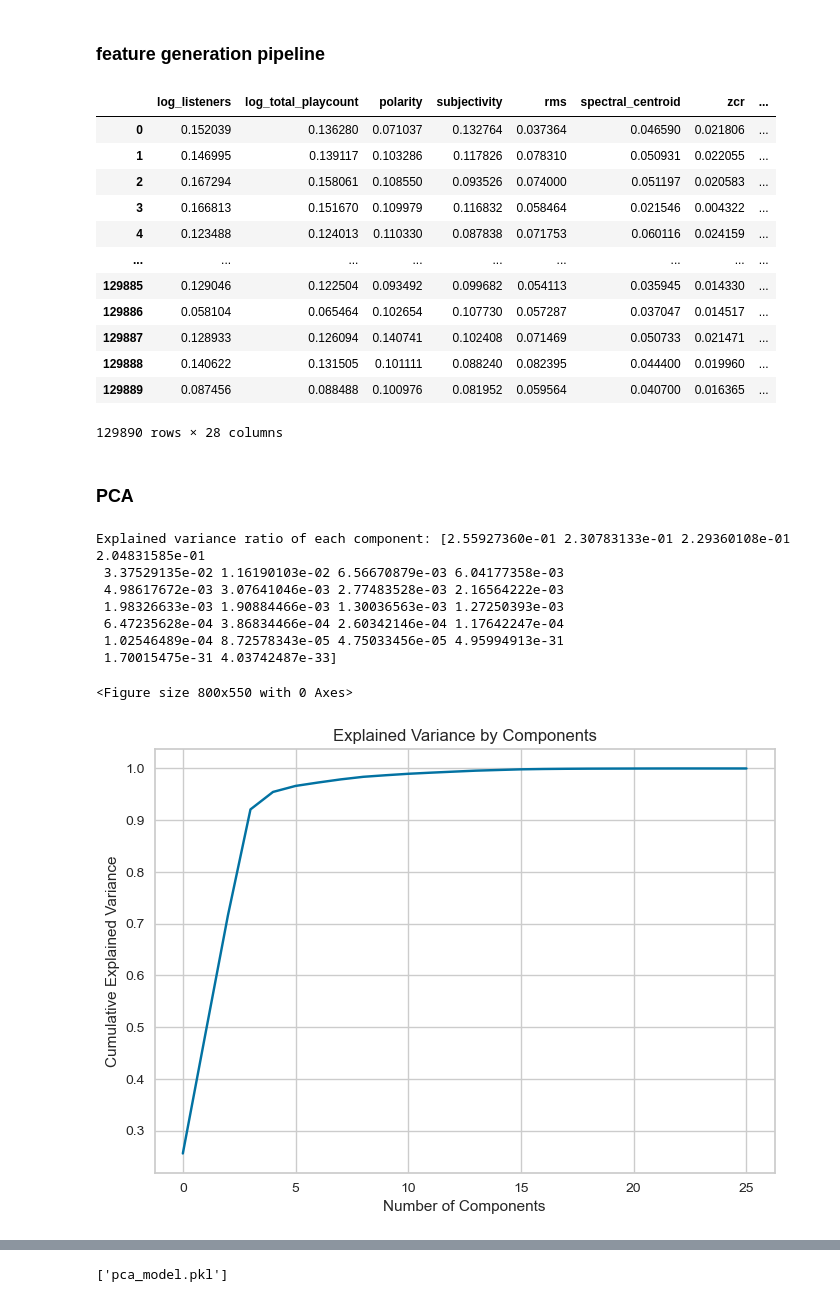
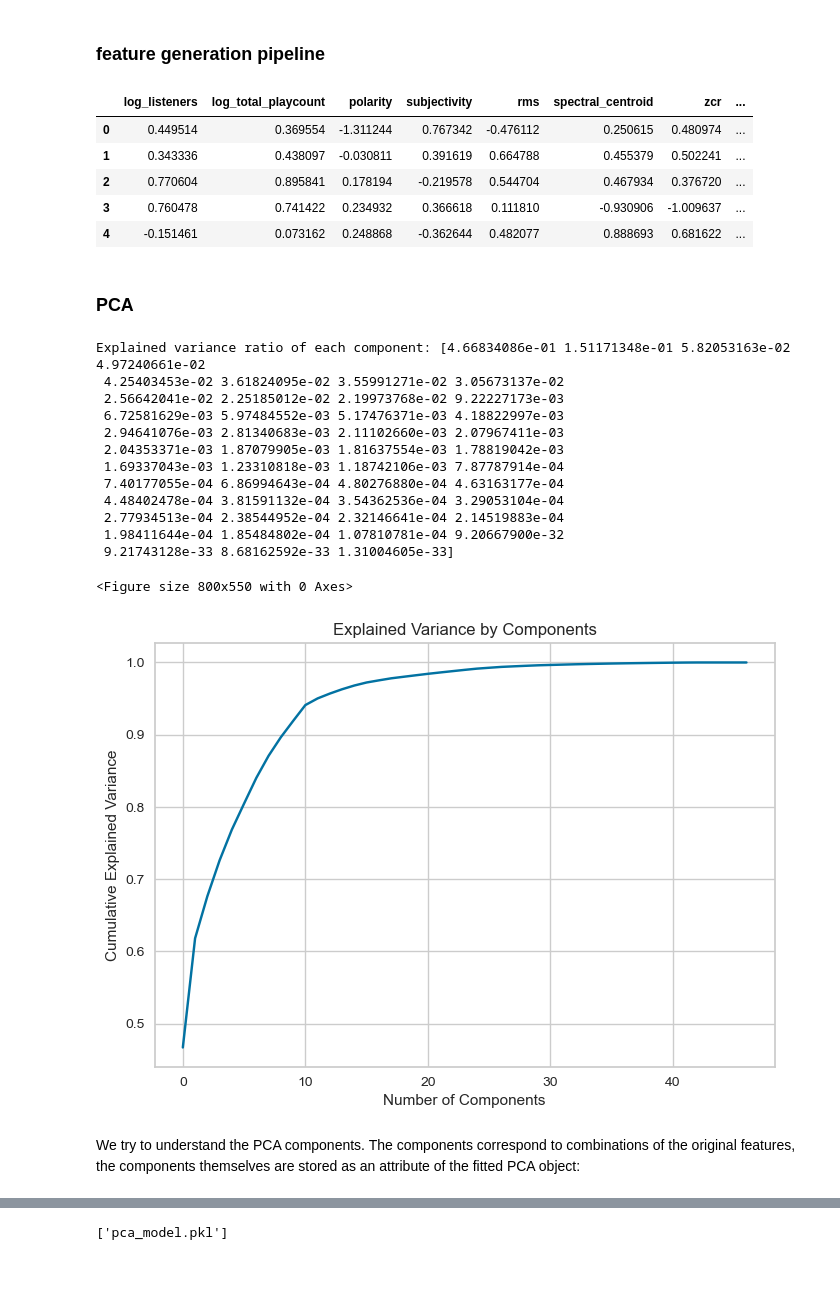
Before and after one commit to LauWyeRock/RecommendationSystem, a Jupyter notebook: Data/EDA_latest.ipynb, the cells around one changed output, grey strips where cells are left out. Saved outputs shown, nothing was run; the diff lists cells and outputs as text; code cells hidden in the pictures; blank space fills up the shorter version.

```diff
--- a/Data/EDA_latest.ipynb
+++ b/Data/EDA_latest.ipynb
@@ -269,7 +268,3 @@ songs_all.head()
 | 2 | The Games We Play | Pusha T | 270156.0 | 2858530.0 | [hardcore hip hop, rap, Energetic... | 0.022523 | ... |
 | 3 | Buffalo Replaced | Mitski | 260613.0 | 1567117.0 | [singer-songwriter, folk rock, sl... | 0.008264 | ... |
 | 4 | GODS | League of Legends, NewJeans | 10217.0 | 116258.0 | [] | 0.000000 | ... |
-# %%
-songs_all['mfcc_features'] = songs_all['mfcc'].apply(lambda x: np.array(x).flatten())
-mfcc_features = np.stack(songs_all['mfcc_features'])
-mfcc_features
@@ -307,6 +288,12 @@ def feature_scaling(ls):
 songs_all['mfcc_scaled'] = songs_all['mfcc'].apply(feature_scaling)
 songs_all['chroma_scaled'] = songs_all['chroma'].apply(feature_scaling)
 # songs_all.head()
+# %%
+songs_all['mfcc_features'] = songs_all['mfcc_scaled'].apply(lambda x: np.array(x).flatten())
+mfcc_features = np.stack(songs_all['mfcc_features'])
+mfcc_features = pd.DataFrame(mfcc_features)
+mfcc_features.columns = [f'mfcc_{i+1}' for i in range(mfcc_features.shape[1])]
+# mfcc_features.min()
 # %%
 # handling outliers which may interfere with the performance of ML algorithm
 songs_all.describe().transpose()
@@ -436,9 +423,14 @@ len(ranked_categories_dict)
 # %%
 # numerical_features = ['listeners', 'total_playcount', 'profanity_density', 'polarity', 'subjectivity', 'rms',  'spectral_centroid', 'zcr', 'tempo', 'duration', 'mfcc_mean', 'mfcc_var', 'chroma_mean', 'chroma_var']
 #  feature scaling
-normalize_features = ['log_listeners', 'log_total_playcount', 'polarity', 'subjectivity', 'rms',  'spectral_centroid', 'zcr', 'tempo', 'mfcc_var', 'chroma_mean', 'chroma_var']
+normalize_features = ['log_listeners', 'log_total_playcount', 'polarity', 'subjectivity', 'rms',  'spectral_centroid', 'zcr', 'tempo',
+                      'chroma_mean', 'chroma_var',
+                      'mfcc_mean', 'mfcc_var'
+                      ]
 songs_all_normalize = songs_all[normalize_features].copy()
-scaler = MinMaxScaler()
+# scaler = MinMaxScaler()
+# scaler = RobustScaler()
+scaler = RobustScaler(quantile_range = (20,80))
 
 for i in songs_all[normalize_features].columns:
   songs_all_normalize[i] = scaler.fit_transform(songs_all_normalize[[i]])
@@ -551,55 +551,60 @@ def song_feature_eng(df, cols):
     return eng_df
 # %%
 songs_all_eng = song_feature_eng(songs_all, songs_all.columns.tolist())
-songs_all_eng
+songs_all_eng.head()
 # %% [output]
 |  | log_listeners | log_total_playcount | polarity | subjectivity | rms | spectral_centroid | zcr | ... |
-| 0 | 0.152039 | 0.136280 | 0.071037 | 0.132764 | 0.037364 | 0.046590 | 0.021806 | ... |
-| 1 | 0.146995 | 0.139117 | 0.103286 | 0.117826 | 0.078310 | 0.050931 | 0.022055 | ... |
-| 2 | 0.167294 | 0.158061 | 0.108550 | 0.093526 | 0.074000 | 0.051197 | 0.020583 | ... |
-| 3 | 0.166813 | 0.151670 | 0.109979 | 0.116832 | 0.058464 | 0.021546 | 0.004322 | ... |
-| 4 | 0.123488 | 0.124013 | 0.110330 | 0.087838 | 0.071753 | 0.060116 | 0.024159 | ... |
-| ... | ... | ... | ... | ... | ... | ... | ... | ... |
-| 129885 | 0.129046 | 0.122504 | 0.093492 | 0.099682 | 0.054113 | 0.035945 | 0.014330 | ... |
-| 129886 | 0.058104 | 0.065464 | 0.102654 | 0.107730 | 0.057287 | 0.037047 | 0.014517 | ... |
-| 129887 | 0.128933 | 0.126094 | 0.140741 | 0.102408 | 0.071469 | 0.050733 | 0.021471 | ... |
-| 129888 | 0.140622 | 0.131505 | 0.101111 | 0.088240 | 0.082395 | 0.044400 | 0.019960 | ... |
-| 129889 | 0.087456 | 0.088488 | 0.100976 | 0.081952 | 0.059564 | 0.040700 | 0.016365 | ... |
+| 0 | 0.449514 | 0.369554 | -1.311244 | 0.767342 | -0.476112 | 0.250615 | 0.480974 | ... |
+| 1 | 0.343336 | 0.438097 | -0.030811 | 0.391619 | 0.664788 | 0.455379 | 0.502241 | ... |
+| 2 | 0.770604 | 0.895841 | 0.178194 | -0.219578 | 0.544704 | 0.467934 | 0.376720 | ... |
+| 3 | 0.760478 | 0.741422 | 0.234932 | 0.366618 | 0.111810 | -0.930906 | -1.009637 | ... |
+| 4 | -0.151461 | 0.073162 | 0.248868 | -0.362644 | 0.482077 | 0.888693 | 0.681622 | ... |
-129890 rows × 28 columns
 # %% [markdown]
 ### PCA
 # %%
 ## PCA with feature engineering
 numerical_features = ['log_listeners', 'log_total_playcount', 'polarity', 'subjectivity',
-                        'rms', 'spectral_centroid', 'zcr', 'tempo', 'mfcc_var', 'chroma_mean',
-                        'chroma_var', 'profanity_low', 'profanity_medium', 'profanity_high',
+                        'rms', 'spectral_centroid', 'zcr', 'tempo',
+                          'mfcc_mean', 'mfcc_var',
+                        'chroma_mean', 'chroma_var',
+                        'profanity_low', 'profanity_medium', 'profanity_high',
                         'duration_short', 'duration_medium', 'duration_long', 'emotion_anger',
                         'emotion_disgust', 'emotion_fear', 'emotion_joy', 'emotion_negative',
-                        'emotion_positive', 'emotion_sadness', 'emotion_surprise',
-                        'emotion_trust']
+                        'emotion_positive', 'emotion_sadness', 'emotion_surprise', 'emotion_trust',
+                        'mfcc_1', 'mfcc_2', 'mfcc_3', 'mfcc_4', 'mfcc_5', 'mfcc_6',
+                        'mfcc_7', 'mfcc_8', 'mfcc_9', 'mfcc_10', 'mfcc_11', 'mfcc_12', 'mfcc_13', 'mfcc_14',
+                        'mfcc_15', 'mfcc_16', 'mfcc_17', 'mfcc_18', 'mfcc_19', 'mfcc_20',
+                        ]
 X = songs_all_eng[numerical_features]
 pca = PCA()
 X_pca = pca.fit_transform(X)
 
 print("Explained variance ratio of each component:", pca.explained_variance_ratio_)
 plt.clf()
 plt.figure()
 plt.plot(np.cumsum(pca.explained_variance_ratio_))
 plt.xlabel('Number of Components')
 plt.ylabel('Cumulative Explained Variance')
 plt.title('Explained Variance by Components')
 plt.grid(True)
 plt.show()
 
-# The results show that the first principal component explains 25.59% of the total variance in data.
-# Combining the first four principal components, they can explain about 92.09% of total variance in the data.
+# The results show that the first principal component explains 46.68% of the total variance in data.
+# Combining the first five principal components, they can explain about 76.85% of total variance in the data.
 # %% [output]
-Explained variance ratio of each component: [2.55927360e-01 2.30783133e-01 2.29360108e-01 2.04831585e-01
- 3.37529135e-02 1.16190103e-02 6.56670879e-03 6.04177358e-03
- 4.98617672e-03 3.07641046e-03 2.77483528e-03 2.16564222e-03
- 1.98326633e-03 1.90884466e-03 1.30036563e-03 1.27250393e-03
- 6.47235628e-04 3.86834466e-04 2.60342146e-04 1.17642247e-04
- 1.02546489e-04 8.72578343e-05 4.75033456e-05 4.95994913e-31
- 1.70015475e-31 4.03742487e-33]
+Explained variance ratio of each component: [4.66834086e-01 1.51171348e-01 5.82053163e-02 4.97240661e-02
+ 4.25403453e-02 3.61824095e-02 3.55991271e-02 3.05673137e-02
+ 2.56642041e-02 2.25185012e-02 2.19973768e-02 9.22227173e-03
+ 6.72581629e-03 5.97484552e-03 5.17476371e-03 4.18822997e-03
+ 2.94641076e-03 2.81340683e-03 2.11102660e-03 2.07967411e-03
+ 2.04353371e-03 1.87079905e-03 1.81637554e-03 1.78819042e-03
+ 1.69337043e-03 1.23310818e-03 1.18742106e-03 7.87787914e-04
+ 7.40177055e-04 6.86994643e-04 4.80276880e-04 4.63163177e-04
+ 4.48402478e-04 3.81591132e-04 3.54362536e-04 3.29053104e-04
+ 2.77934513e-04 2.38544952e-04 2.32146641e-04 2.14519883e-04
+ 1.98411644e-04 1.85484802e-04 1.07810781e-04 9.20667900e-32
+ 9.21743128e-33 8.68162592e-33 1.31004605e-33]
 <Figure size 800x550 with 0 Axes>
-[figure, old version]
+[figure, new version]
+# %% [markdown]
+We try to understand the PCA components. The components correspond to combinations of the original features, the components themselves are stored as an attribute of the fitted PCA object:
```
Also changed, not shown: parts of 17 cells of this notebook, 1 other file.
